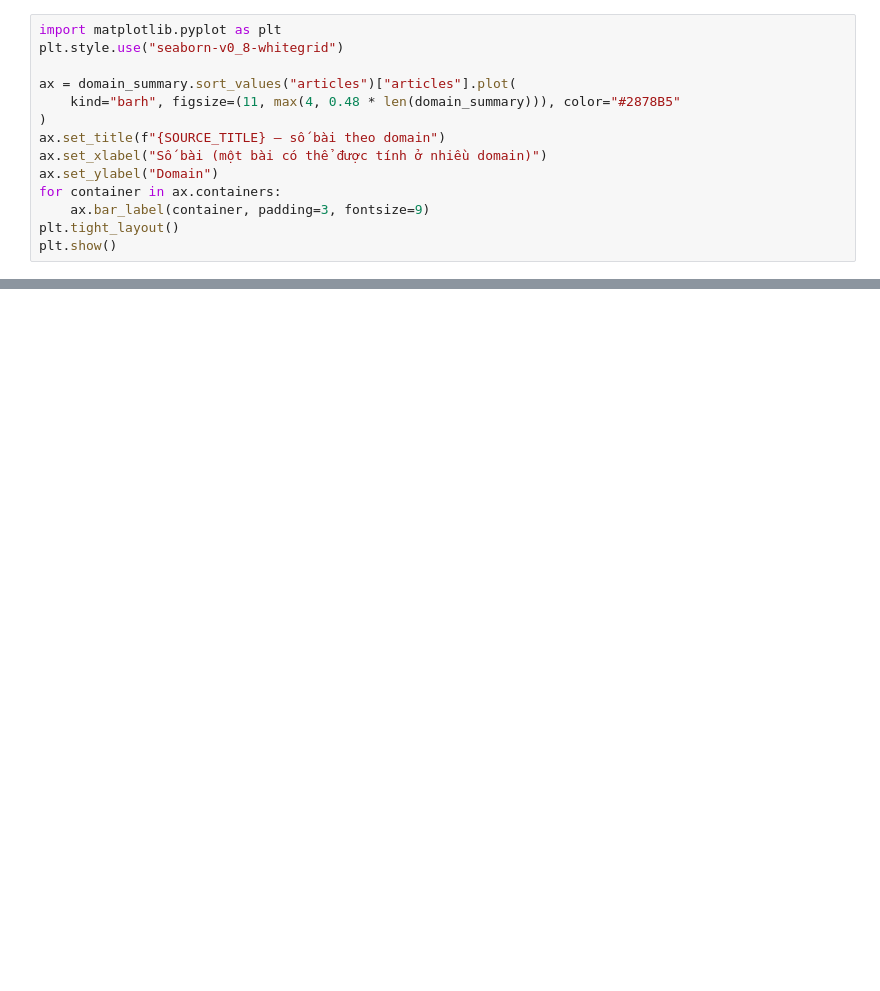
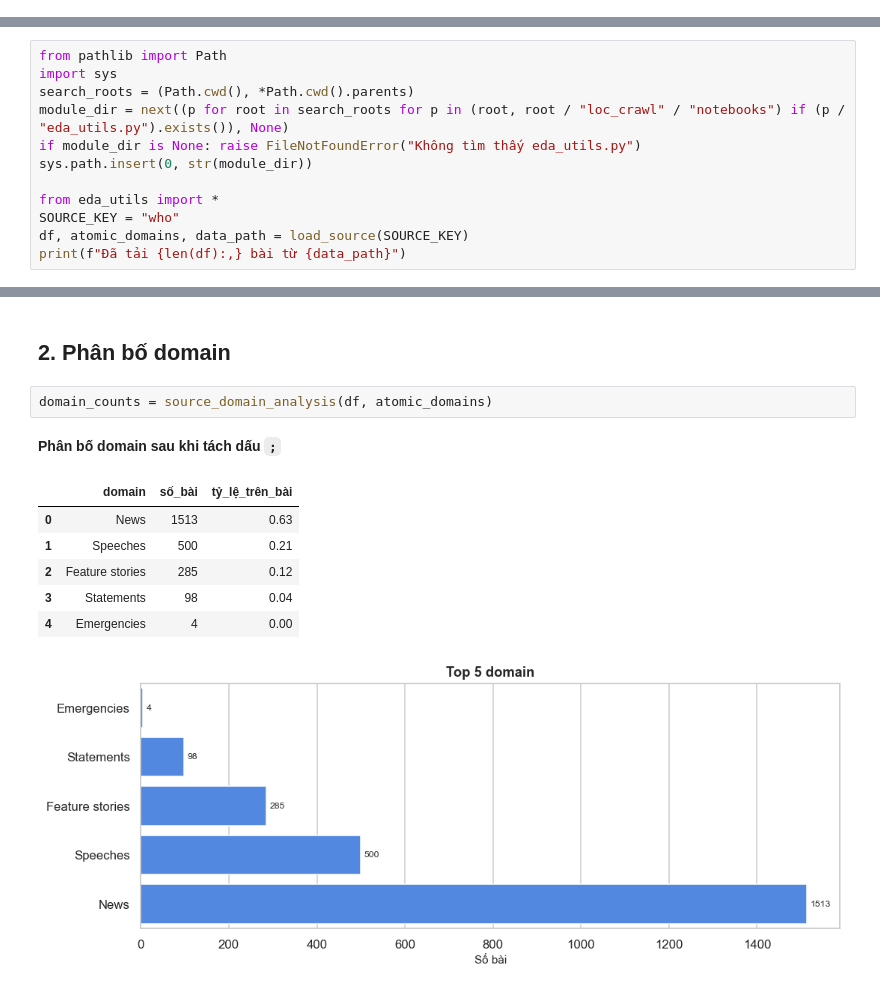
Before and after one commit to mmmm144/Fact-checking, a Jupyter notebook: loc_crawl/notebooks/eda_who.ipynb, the cells around one changed output, grey strips where cells are left out. Saved outputs shown, nothing was run; the diff lists cells and outputs as text; blank space fills up the shorter version.

```diff
--- a/loc_crawl/notebooks/eda_who.ipynb
+++ b/loc_crawl/notebooks/eda_who.ipynb
@@ -116,14 +0,0 @@ print("Domain ngoài danh sách mong đợi:", unexpected or "Không có")
-# %%
-import matplotlib.pyplot as plt
-plt.style.use("seaborn-v0_8-whitegrid")
-
-ax = domain_summary.sort_values("articles")["articles"].plot(
-    kind="barh", figsize=(11, max(4, 0.48 * len(domain_summary))), color="#2878B5"
-)
-ax.set_title(f"{SOURCE_TITLE} — số bài theo domain")
-ax.set_xlabel("Số bài (một bài có thể được tính ở nhiều domain)")
-ax.set_ylabel("Domain")
-for container in ax.containers:
-    ax.bar_label(container, padding=3, fontsize=9)
-plt.tight_layout()
-plt.show()
@@ -253,0 +5,12 @@ else:
+# %%
+from pathlib import Path
+import sys
+search_roots = (Path.cwd(), *Path.cwd().parents)
+module_dir = next((p for root in search_roots for p in (root, root / "loc_crawl" / "notebooks") if (p / "eda_utils.py").exists()), None)
+if module_dir is None: raise FileNotFoundError("Không tìm thấy eda_utils.py")
+sys.path.insert(0, str(module_dir))
+
+from eda_utils import *
+SOURCE_KEY = "who"
+df, atomic_domains, data_path = load_source(SOURCE_KEY)
+print(f"Đã tải {len(df):,} bài từ {data_path}")
@@ -253,0 +42,13 @@ else:
+# %% [markdown]
+## 2. Phân bố domain
+# %%
+domain_counts = source_domain_analysis(df, atomic_domains)
+# %% [output]
+**Phân bố domain sau khi tách dấu `;`**
+|  | domain | số_bài | tỷ_lệ_trên_bài |
+| 0 | News | 1513 | 0.63 |
+| 1 | Speeches | 500 | 0.21 |
+| 2 | Feature stories | 285 | 0.12 |
+| 3 | Statements | 98 | 0.04 |
+| 4 | Emergencies | 4 | 0.00 |
+[figure, added]
```
Also changed, not shown: parts of 32 cells of this notebook, 5 other files.
